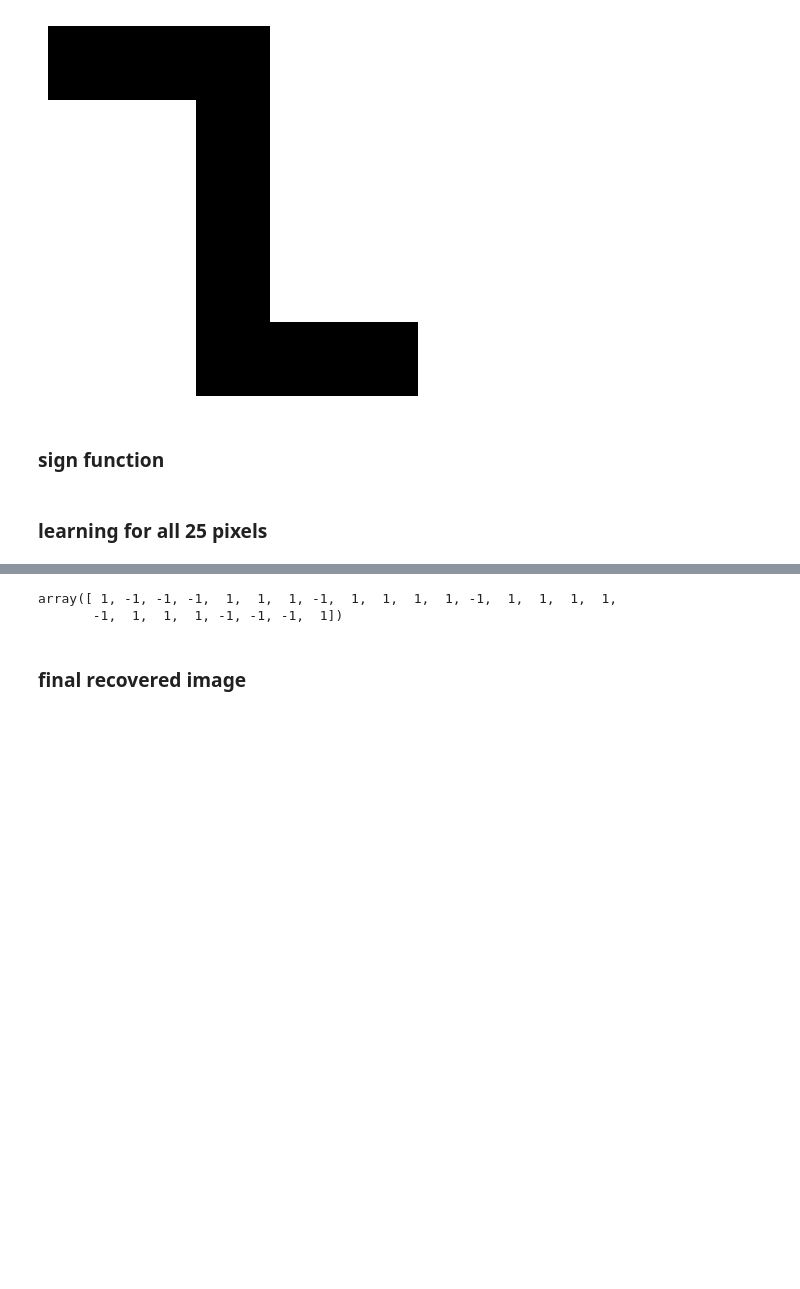
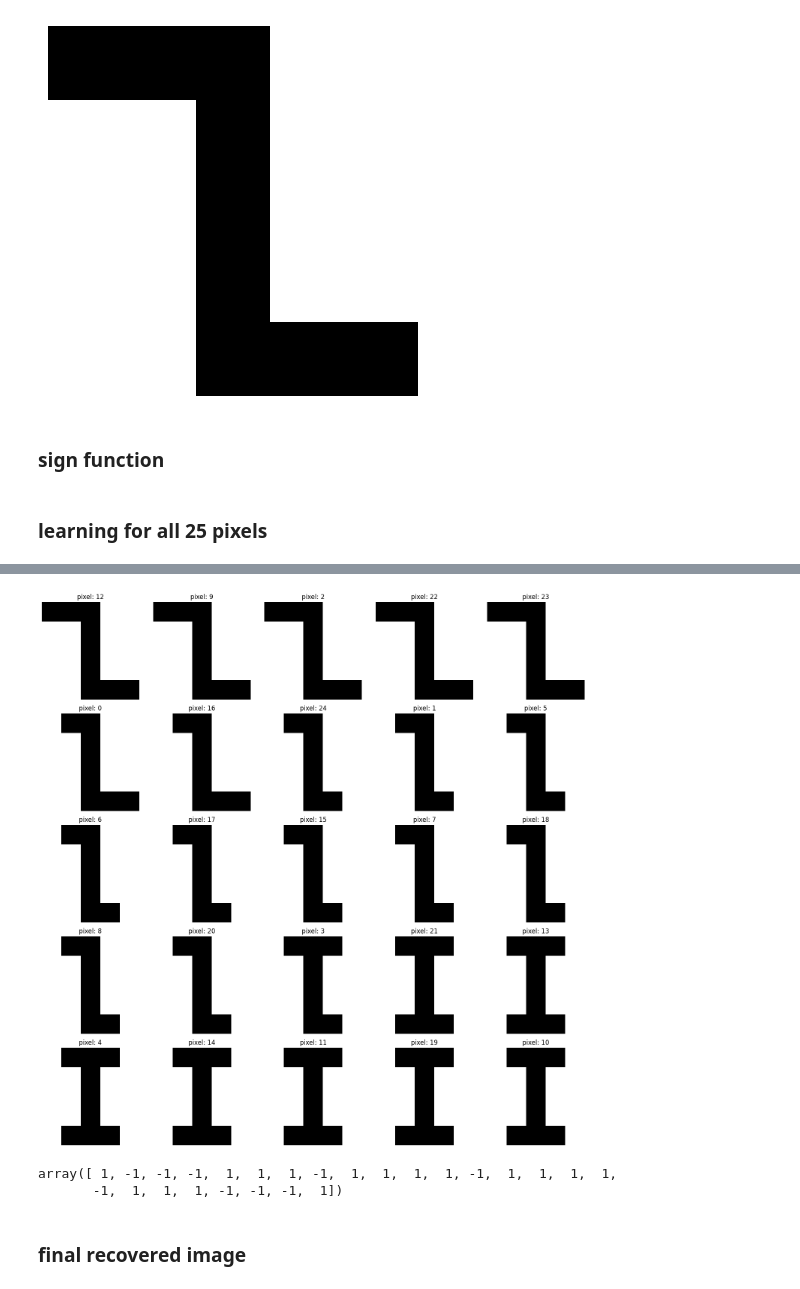
Before and after one commit to allelbhagya/hopfield-nn, a Jupyter notebook: image.ipynb, the cells around one changed output, grey strips where cells are left out. Drawn from its saved outputs; the diff is of its cells as text; code cells hidden in the pictures; blank space fills up the shorter version.

```diff
--- a/image.ipynb
+++ b/image.ipynb
@@ -70,15 +70,3 @@ def sign(x):
     return 1 if x >= 0 else -1
 # %% [markdown]
 ### learning for all 25 pixels
-# %%
-for i in range(1):
-    idx = np.random.permutation(len(y))
-    for i in idx:
-        y[i] = sign(np.dot(z[i], y))
-        recovered = y.reshape((5, 5))
-        recovered = (recovered + 1) // 2
-        plt.imshow(recovered, cmap='gray')
-        title = "pixel: " +str(i)
-        plt.title(title)
-        plt.axis('on')
-        plt.show()
@@ -99,3 +73,25 @@ for i in range(1):
+# %%
+import numpy as np
+import matplotlib.pyplot as plt
+
+for _ in range(1):
+    idx = np.random.permutation(len(y))
+    fig, axes = plt.subplots(nrows=(len(idx) + 4)//5, ncols=5, figsize=(15, 3*((len(idx)+4)//5)))
+    axes = axes.flatten()
+
+    for j, i in enumerate(idx):
+        y[i] = np.sign(np.dot(z[i], y))
+        recovered = y.reshape((5, 5))
+        recovered = (recovered + 1) // 2
+
+        axes[j].imshow(recovered, cmap='gray')
+        axes[j].set_title(f"pixel: {i}")
+        axes[j].axis('off')
+
+    plt.tight_layout()
+    plt.show()
+# %% [output]
+[figure, added]
 # %%
 y
 # %% [output]
```
Also changed, not shown: parts of 1 cell of this notebook.
